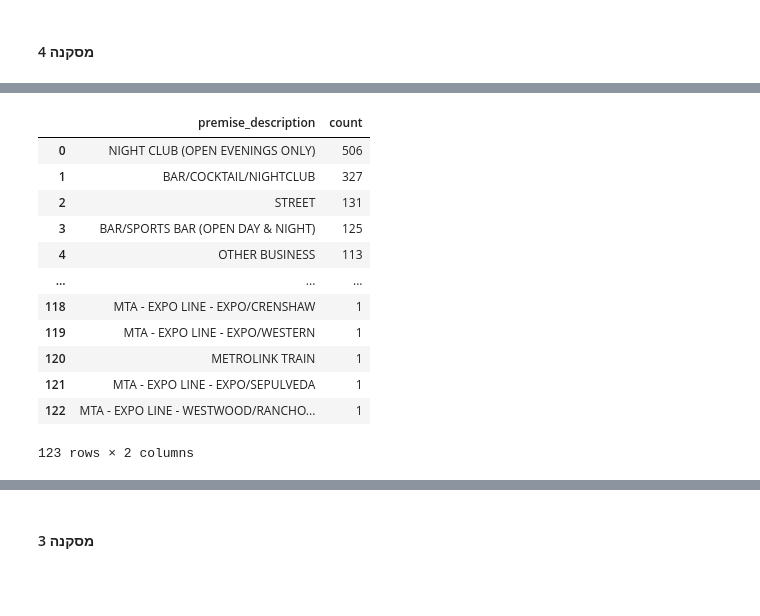
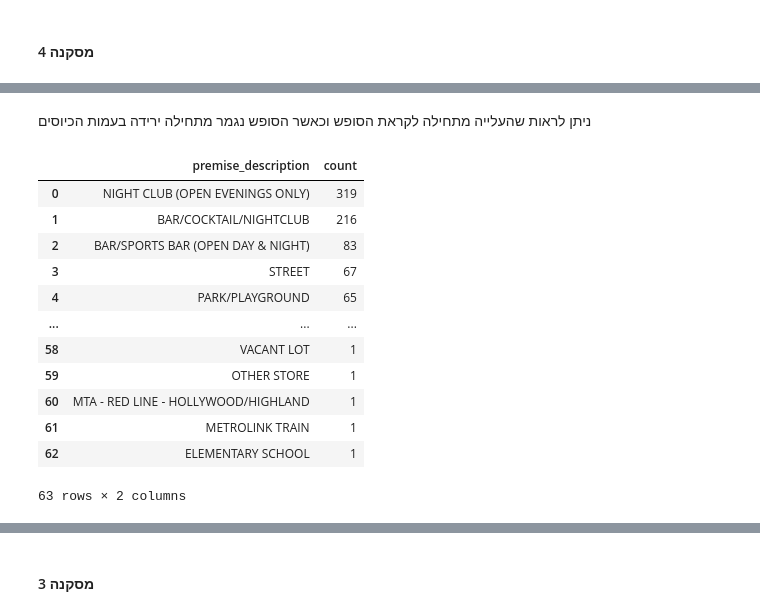
Before and after one commit to BareLevi/Data_Analysis_Final_Project, a Jupyter notebook: Ella_Tomer_bBarel_project_updated.ipynb, the cells around one changed output, grey strips where cells are left out. Cells and saved outputs as stored; diff of their text form; code cells hidden in the pictures; blank space fills up the shorter version.

```diff
--- a/Ella_Tomer_bBarel_project_updated.ipynb
+++ b/Ella_Tomer_bBarel_project_updated.ipynb
@@ -112,8 +98,5 @@ def get_season(month):
 df['period_occurred'] = df['date_occurred'].dt.month.apply(get_season)
 # %%
-df['date_reported'] = pd.to_datetime(df['date_reported']).dt.date
-df['date_occurred'] = pd.to_datetime(df['date_occurred']).dt.date
-df['day_diff'] = (pd.to_datetime(df['date_reported']) - pd.to_datetime(df['date_occurred'])).dt.days
+df['hour_occurred'] = pd.to_datetime(df['date_occurred']).dt.hour
 # %%
-df['date_occurred'] = pd.to_datetime(df['date_occurred'])
 df['day_of_week'] = df['date_occurred'].dt.day_name()
@@ -1451,0 +1469,30 @@ plt.show()
+# %%
+if 'day_of_week' not in CentralANDHollywood_df.columns:
+    CentralANDHollywood_df['day_of_week'] = CentralANDHollywood_df['date_occurred'].dt.day_name()
+
+custom_order = ['Monday', 'Tuesday', 'Wednesday', 'Thursday', 'Friday', 'Saturday', 'Sunday']
+
+day_of_week_counts['day_of_week'] = pd.Categorical(day_of_week_counts['day_of_week'], categories=custom_order, ordered=True)
+day_of_week_counts = day_of_week_counts.sort_values('day_of_week').reset_index(drop=True)
+
+
+highlight_days = ['Wednesday', 'Thursday', 'Friday', 'Saturday']
+colors = ['coral' if day in highlight_days else 'skyblue' for day in day_of_week_counts['day_of_week']]
+
+
+plt.figure(figsize=(12, 6))
+
+
+sns.lineplot(x='day_of_week', y='count', data=day_of_week_counts, marker='o', color='skyblue')
+
+
+sns.lineplot(x='day_of_week', y='count', data=day_of_week_counts[day_of_week_counts['day_of_week'].isin(highlight_days)], marker='o', color='coral')
+
+plt.title('Occurrences by Day of the Week in Central & Hollywood')
+plt.xlabel('Day of the Week')
+plt.ylabel('Count')
+plt.grid(axis='y', linestyle='--', alpha=0.7)
+plt.tight_layout()
+
+
+plt.show()
@@ -1452,19 +1501,21 @@ plt.show()
+# %% [markdown]
+ניתן לראות שהעלייה מתחילה לקראת הסופש וכאשר הסופש נגמר מתחילה ירידה בעמות הכיוסים
 # %%
-values_counts = chipopo_df['premise_description'].value_counts().reset_index()
-values_counts.columns = ['premise_description', 'count']
-values_counts
+premise_description_counts = CentralANDHollywood_df['premise_description'].value_counts().reset_index()
+premise_description_counts.columns = ['premise_description', 'count']
+premise_description_counts
 # %% [output]
 |  | premise_description | count |
-| 0 | NIGHT CLUB (OPEN EVENINGS ONLY) | 506 |
-| 1 | BAR/COCKTAIL/NIGHTCLUB | 327 |
-| 2 | STREET | 131 |
-| 3 | BAR/SPORTS BAR (OPEN DAY & NIGHT) | 125 |
-| 4 | OTHER BUSINESS | 113 |
+| 0 | NIGHT CLUB (OPEN EVENINGS ONLY) | 319 |
+| 1 | BAR/COCKTAIL/NIGHTCLUB | 216 |
+| 2 | BAR/SPORTS BAR (OPEN DAY & NIGHT) | 83 |
+| 3 | STREET | 67 |
+| 4 | PARK/PLAYGROUND | 65 |
 | ... | ... | ... |
-| 118 | MTA - EXPO LINE - EXPO/CRENSHAW | 1 |
-| 119 | MTA - EXPO LINE - EXPO/WESTERN | 1 |
-| 120 | METROLINK TRAIN | 1 |
-| 121 | MTA - EXPO LINE - EXPO/SEPULVEDA | 1 |
-| 122 | MTA - EXPO LINE - WESTWOOD/RANCHO... | 1 |
+| 58 | VACANT LOT | 1 |
+| 59 | OTHER STORE | 1 |
+| 60 | MTA - RED LINE - HOLLYWOOD/HIGHLAND | 1 |
+| 61 | METROLINK TRAIN | 1 |
+| 62 | ELEMENTARY SCHOOL | 1 |
-123 rows × 2 columns
+63 rows × 2 columns
 # %%
```
Also changed, not shown: parts of 34 cells of this notebook.
